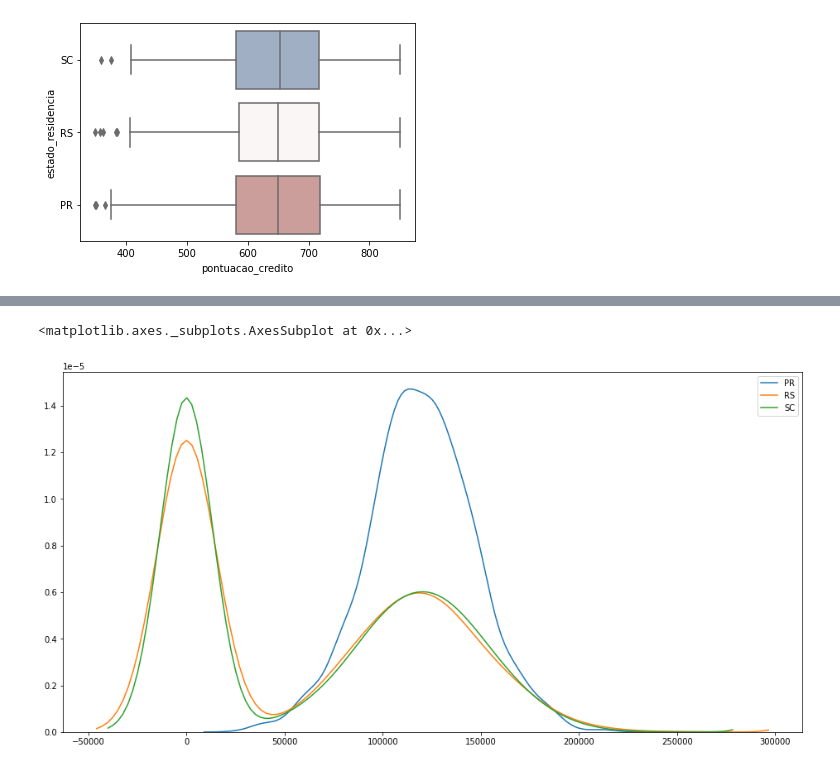
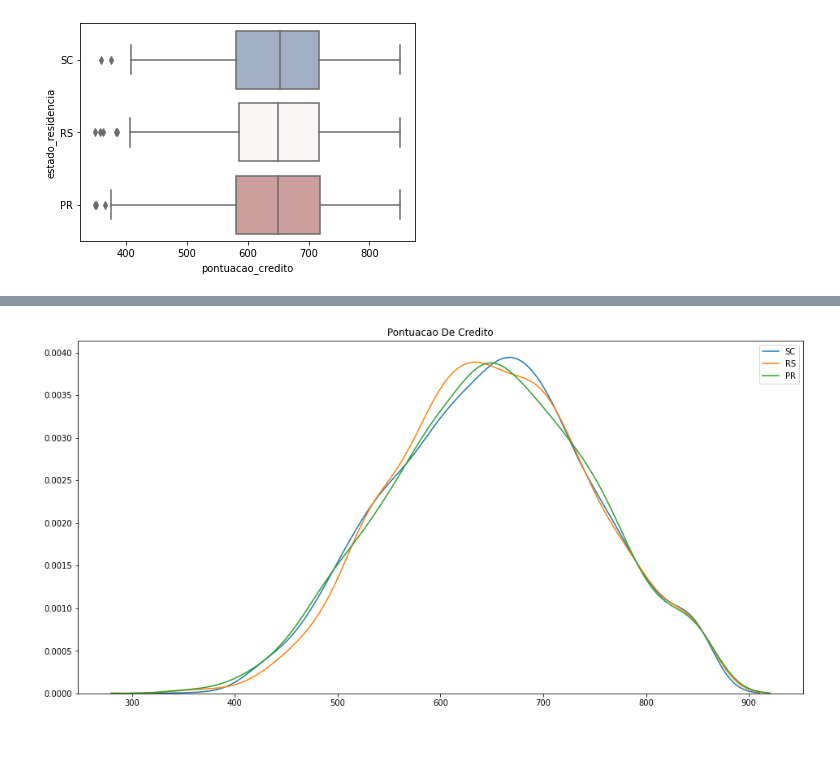
Before and after one commit to ancarvalho/Codenation_AceleraDEV, a Jupyter notebook: week_3/week_3.ipynb, the cells around one changed output, grey strips where cells are left out. Drawn from its saved outputs; the diff is of its cells as text; code cells hidden in the pictures; blank space fills up the shorter version.

```diff
--- a/week_3/week_3.ipynb
+++ b/week_3/week_3.ipynb
@@ -85,8 +72,0 @@ sns.kdeplot(sc["pontuacao_credito"], label="SC")
-# %%
-plt.figure(figsize=(16,8))
-sns.kdeplot(pr["saldo_conta"], label="PR")
-sns.kdeplot(rs["saldo_conta"], label="RS")
-sns.kdeplot(sc["saldo_conta"], label="SC")
-# %% [output]
-<matplotlib.axes._subplots.AxesSubplot at 0x...>
-[figure, removed]
@@ -102,2 +79,7 @@ male = gender_data["M"]
+# %%
+plt.figure(figsize=(16,8))
+plot_kde(desafio, "estado_residencia", "pontuacao_credito")
+# %% [output]
+[figure, added]
 # %%
 plt.figure(figsize=(16,8))
```
Also changed, not shown: parts of 20 cells of this notebook.
